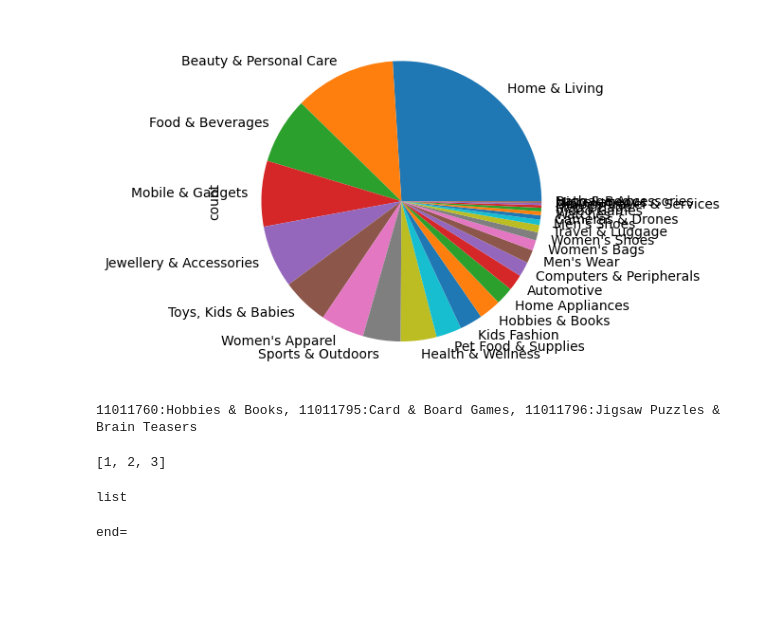
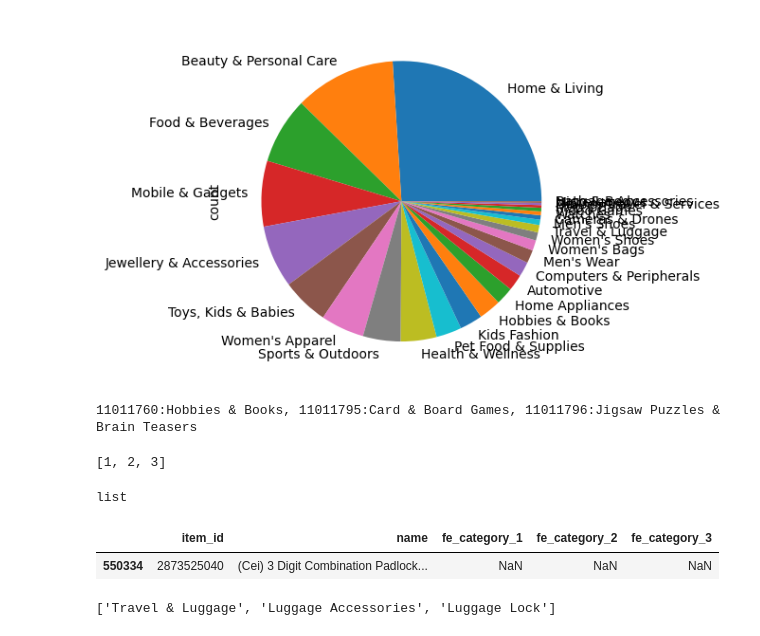
Before and after one commit to wuhonglei/dh_ai, a Jupyter notebook: 课后作业/关键词分类_pytorch/fe_category_csv/test.ipynb, the cells around one changed output. Cells and saved outputs as stored; diff of their text form; code cells hidden in the pictures; blank space fills up the shorter version.

```diff
--- a/课后作业/关键词分类_pytorch/fe_category_csv/test.ipynb
+++ b/课后作业/关键词分类_pytorch/fe_category_csv/test.ipynb
@@ -59,8 +59,36 @@ str = '11011538:Toys, Kids & Babies, 11011731:Milk Formula (1 year+), 11011736:G
 res = re.findall(r'(?:\d+):(.+?)(?=,\s+\d{2,}|$)', str)
 # %% [output]
 list
-# %%
-if [1]:
-    print('end=')
-# %% [output]
-end=
+# %%
+import pandas as pd
+
+df = pd.read_csv('./data/keyword_category.csv')
+df[df['fe_category_1'].isna()]
+# %% [output]
+|  | item_id | name | fe_category_1 | fe_category_2 | fe_category_3 |
+| 550334 | 2873525040 | (Cei) 3 Digit Combination Padlock... | NaN | NaN | NaN |
+# %%
+import re
+
+
+def find_first_category(cat_str):
+    """
+    寻找第一个category
+    """
+    match = re.search(r'\[([^\[\]]*?)\]', cat_str)
+    if not match:
+        return []
+
+    category_name = []
+    for cat in re.findall(r'(?:\d+):(.+?)(?=,\s+\d{2,}|$)', match.group(1)):
+        category_name.append(cat)
+
+    return category_name
+
+
+str = '[[11012566:Travel & Luggage, 11012572:Luggage Accessories, 11012577:Luggage Lock]]'
+cat = find_first_category(str)
+if cat:
+    print(cat[0:3])
+# %% [output]
+['Travel & Luggage', 'Luggage Accessories', 'Luggage Lock']
```
Also changed, not shown: parts of 5 cells of this notebook, 5 other files.
